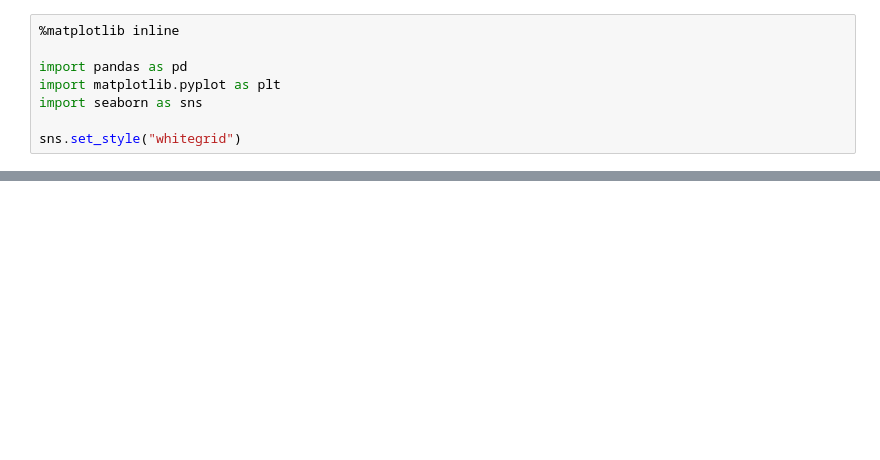
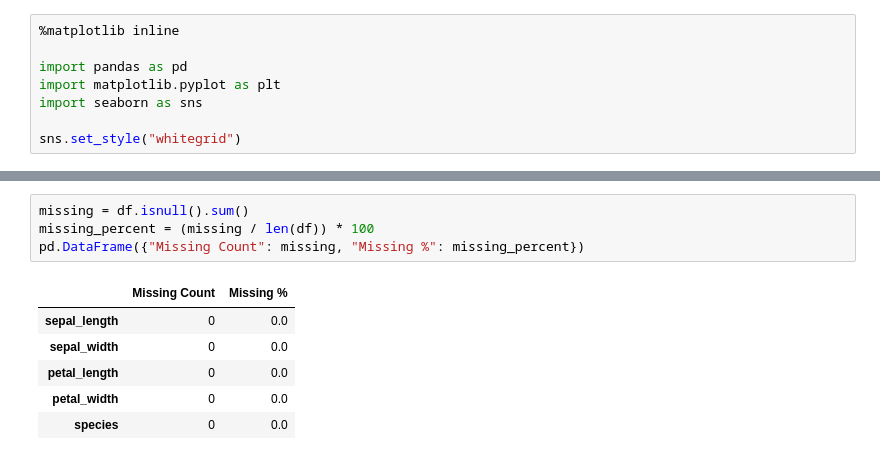
Before and after one commit to TGoode01/datafun-06-eda, a Jupyter notebook: tamiagoode_eda.ipynb, the cells around one changed output, grey strips where cells are left out. Drawn from its saved outputs; the diff is of its cells as text; blank space fills up the shorter version.

```diff
--- a/tamiagoode_eda.ipynb
+++ b/tamiagoode_eda.ipynb
@@ -44,0 +66,11 @@ df.head()
+# %%
+missing = df.isnull().sum()
+missing_percent = (missing / len(df)) * 100
+pd.DataFrame({"Missing Count": missing, "Missing %": missing_percent})
+# %% [output]
+|  | Missing Count | Missing % |
+| sepal_length | 0 | 0.0 |
+| sepal_width | 0 | 0.0 |
+| petal_length | 0 | 0.0 |
+| petal_width | 0 | 0.0 |
+| species | 0 | 0.0 |
```
Also changed, not shown: parts of 7 cells of this notebook.
